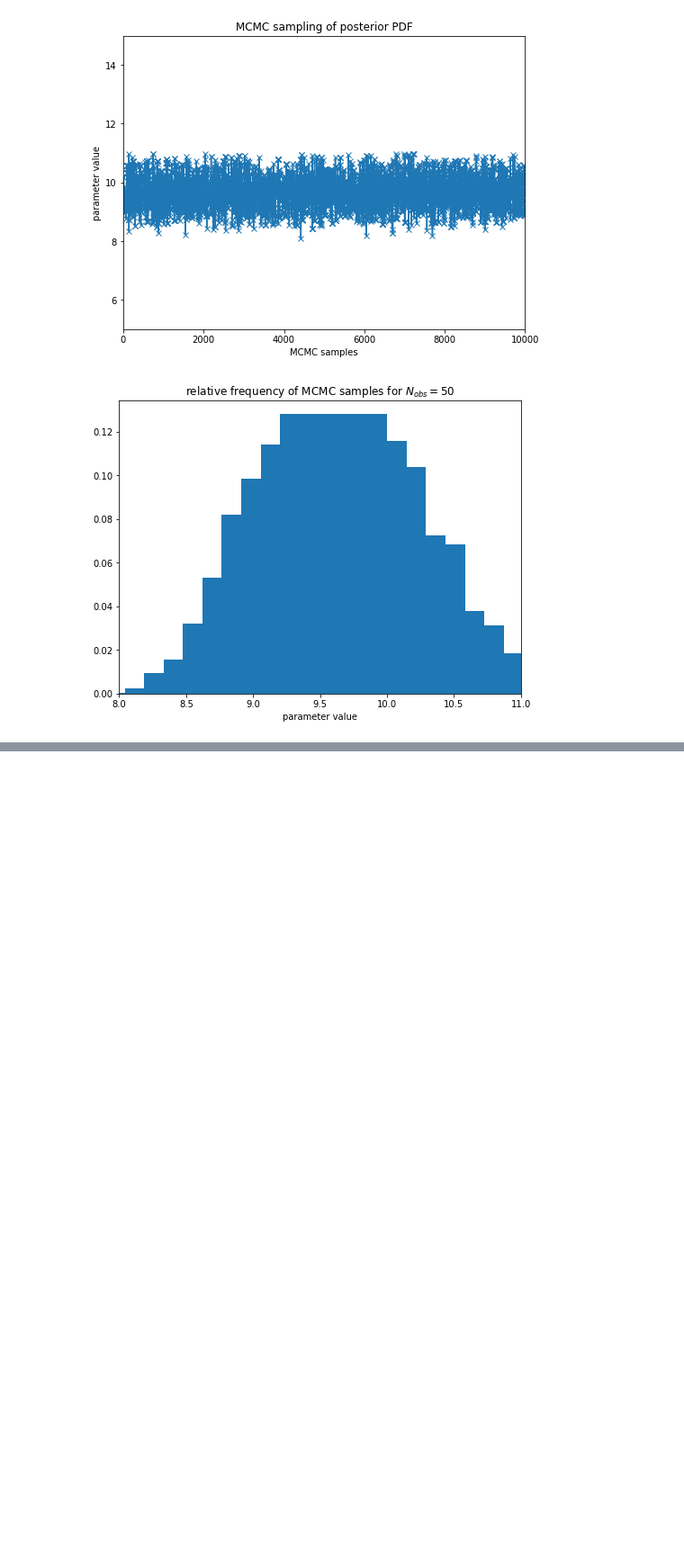
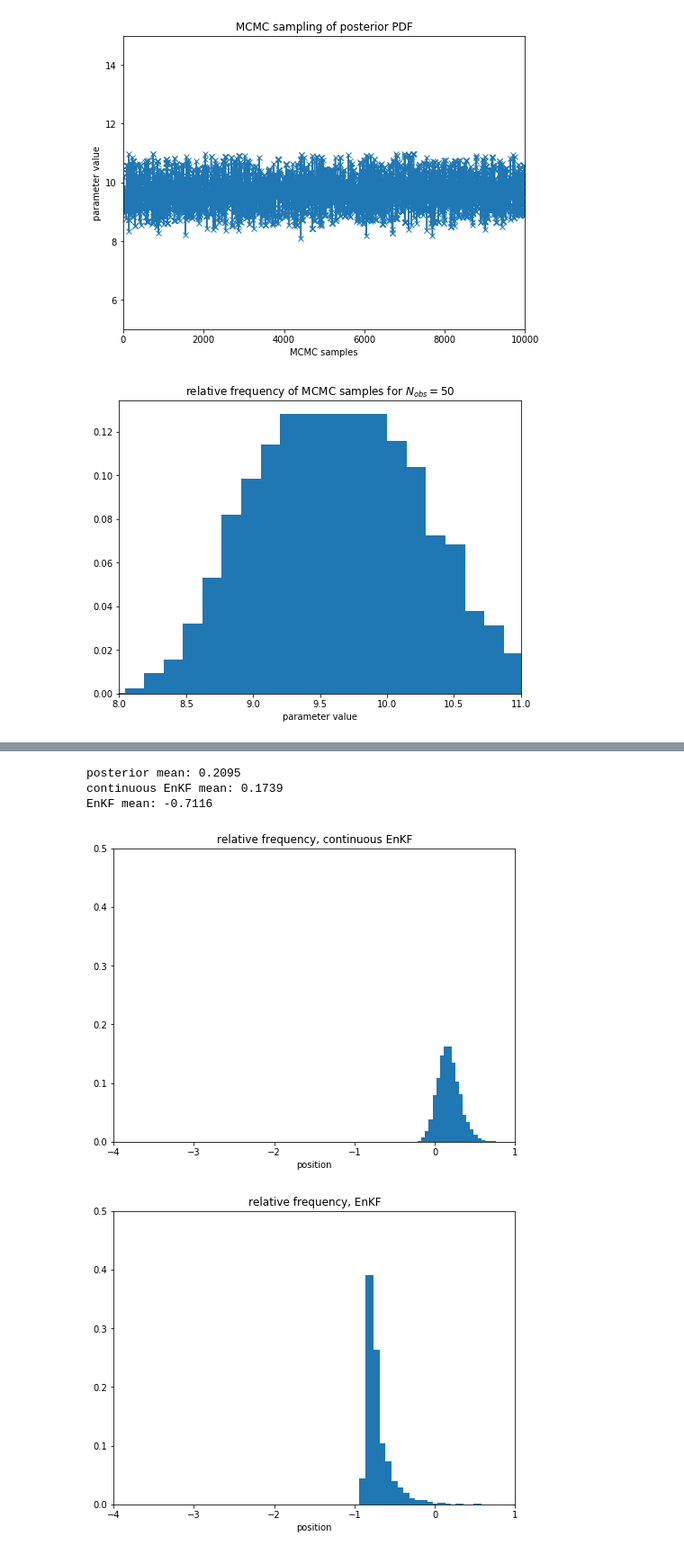
Before and after one commit to ray-chew/probabilistic_forecasting_examples, a Jupyter notebook: Chapter 9.ipynb, the cells around one changed output, grey strips where cells are left out. Shown at 90% size. Cells and saved outputs as stored; diff of their text form; code cells hidden in the pictures; blank space fills up the shorter version.

```diff
--- a/Chapter 9.ipynb
+++ b/Chapter 9.ipynb
@@ -461,0 +496,69 @@ plt.show()
+# %%
+STEPS = 2000
+ds = 1./STEPS
+
+# continuous EnKF
+for j in range(STEPS):
+    xm = np.mean(x)
+    y = 7./12 * x**3 - 7./2 * x**2 + 8.*x
+
+    # perturbed observations
+    yobs_rand = yobs + np.sqrt(R/ds) * np.random.randn(M)
+    dy = y - yobs_rand
+
+    # eqn 9.32 - Pzh; extension of the linear EnKF to non-linear EnKF.
+    P = 1./(M-1) * np.sum((y-np.mean(y))*(x-xm))
+    # the second term of eqn 9.33 is absorbed by yobs_rand
+    x = x - ds * P/R * dy
+
+continuous_mean = xm
+
+# standard EnKF
+yobs_rand = yobs + np.sqrt(R)*np.random.randn(M)
+
+xm0 = np.mean(x0)
+y = 7./12 * x0**3 - 7./2 * x0**2 + 8.*x0
+dy = y - yobs_rand
+# non-linear forward operator covariance matrix
+P = 1./(M-1.) * np.sum((y-np.mean(y))*(x0-xm0))
+Py = 1./(M-1.) * np.sum((y-np.mean(y))**2)
+
+# Kalman update step for non-linear forward operators
+xx = x0 - P/(Py+R)*dy
+
+standard_mean = np.mean(xx)
+
+print("posterior mean: %.4f" %post_mean)
+print("continuous EnKF mean: %.4f" %continuous_mean)
+print("EnKF mean: %.4f" %standard_mean)
+# %% [output]
+posterior mean: 0.2095
+continuous EnKF mean: 0.1739
+EnKF mean: -0.7116
+# %%
+fig3b = plt.figure(figsize=(8,6))
+nn0,xh0 = np.histogram(x,20)
+xh0 = (xh0[1:] + xh0[:-1])/2
+nn0 = nn0.astype('float')
+nn0 = nn0/np.sum(nn0)
+plt.bar(xh0,nn0,width=0.1)
+plt.xlim([-4,1])
+plt.ylim(0,0.5)
+plt.xlabel("position")
+plt.title("relative frequency, continuous EnKF")
+plt.show()
+
+fig3c = plt.figure(figsize=(8,6))
+nn1,xh1 = np.histogram(xx,20)
+xh1 = (xh1[1:] + xh1[:-1])/2
+nn1 = nn1.astype('float')
+nn1 = nn1/np.sum(nn1)
+plt.bar(xh1,nn1,width=0.1)
+plt.xlim([-4,1])
+plt.ylim(0,0.5)
+plt.xlabel("position")
+plt.title("relative frequency, EnKF")
+plt.show()
+# %% [output]
+[figure, added]
+[figure, added]
```
Also changed, not shown: parts of 2 cells of this notebook.
